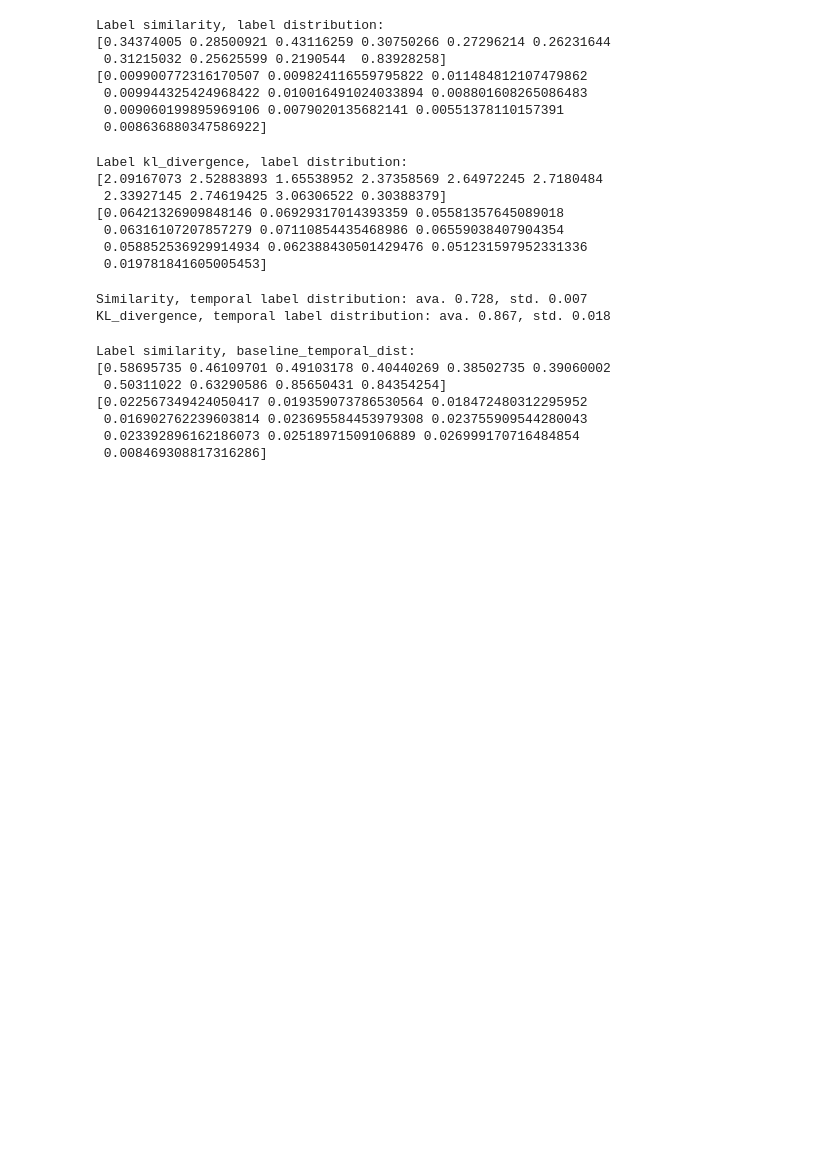
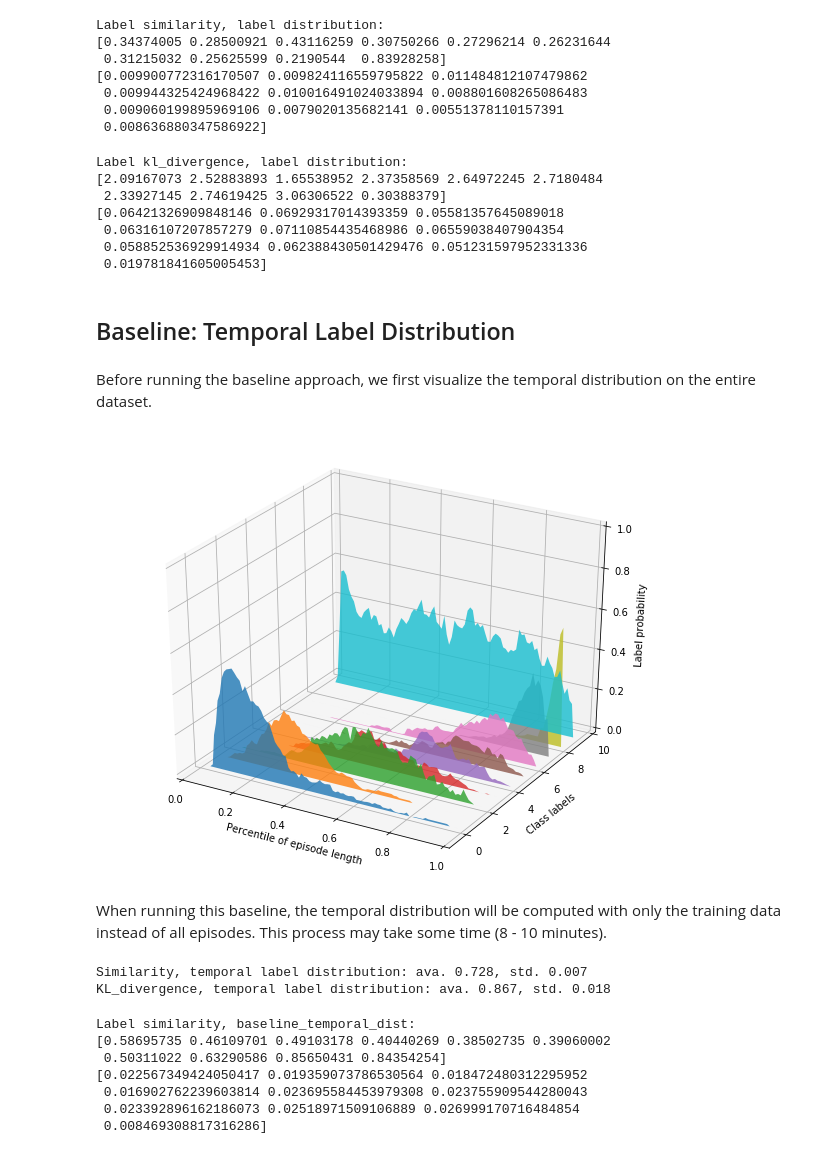
Before and after one commit to llafcode/The_FSD_dataset, a Jupyter notebook: Story Related Scene Classification in the Flintstones.ipynb, the cells around one changed output. Saved outputs shown, nothing was run; the diff lists cells and outputs as text; code cells hidden in the pictures; blank space fills up the shorter version.

```diff
--- a/Story Related Scene Classification in the Flintstones.ipynb
+++ b/Story Related Scene Classification in the Flintstones.ipynb
@@ -98,14 +107,11 @@ def label_string_to_tuple(y, class_reduce_list=[]):
     return np.array(y_tuple)
 
 def find_least_multiple(y_tuple):
-    """
-    """
     num_annotators = []
 
     for scene in y_tuple:
         for s in scene:
             num_annotators.append(Fraction(s[1]).limit_denominator().denominator)
-#         num_annotators.append(len(scene))
     unique = np.unique(num_annotators)
     least_multiple = np.lcm.reduce(unique)
     print("Found least common multiple: ", least_multiple)
@@ -113,8 +119,6 @@ def find_least_multiple(y_tuple):
     return least_multiple
 
 def oversample_label(y_tuple, scale):
-    """
-    """
     oversampled_label = []
     for scene in y_tuple:
         oversampled_scene_labels = []
@@ -132,8 +136,6 @@ def oversample_label(y_tuple, scale):
     return np.array(y_sampled)
 
 def least_multiple_oversample(X, y):
-    """
-    """
     oversample_scale = find_least_multiple(y)
 
     # oversample features
@@ -152,14 +154,6 @@ def label_to_numbers(y_sampled):
 
     return np.array(y_number_sampled)
 # %%
-## First we load the data
-
-raw_feature_dir = './data/features/'
-raw_label_dir = './data/labels/'
-
-feature_list = ['id', 'clos_beg_id', 'r_id_loc', 'start_time', 'dur', 'r_t_loc', 'sec',
-                'clock_drift', 'protagonist_appear', 'ava_charNet_score']
-
 def load_data(EP_LIST,
               sample=True,
               class_reduce=False,
@@ -297,2 +273,0 @@ Found least common multiple:  60
-# %%
-X_reduced, y_reduced, scale = load_data(EP_LIST, class_reduce=True)
@@ -1151,6 +837,8 @@ Label kl_divergence, label distribution:
  0.06316107207857279 0.07110854435468986 0.06559038407904354
  0.058852536929914934 0.062388430501429476 0.051231597952331336
  0.019781841605005453]
+# %% [markdown]
+## Baseline: Temporal Label Distribution
 # %%
 def load_ep_label_temporal(ep_list):
     X_column_headers = ['r_t_loc']
@@ -1202,3 +888,51 @@ ep_label_temporal_all = load_ep_label_temporal(EP_LIST)
+# %% [markdown]
+Before running the baseline approach, we first visualize the temporal distribution on the entire dataset.
+# %%
+from mpl_toolkits.mplot3d import Axes3D
+from matplotlib.collections import PolyCollection
+from matplotlib.collections import LineCollection
+import matplotlib.pyplot as plt
+from matplotlib import colors as mcolors
+import numpy as np
+
+ep_label_temporal_all = load_ep_label_temporal(EP_LIST)
+
+label_temporal = compute_temporal_label_dist(ep_label_temporal_all)
+label_temporal = label_temporal.transpose()
+
+fig = plt.figure(figsize=(10,8))
+ax = fig.gca(projection='3d')
+
+
+def cc(arg):
+    return mcolors.to_rgba(arg, alpha=0.6)
+
+xs = np.arange(0, 1, 0.01)
+verts = []
+zs = range(len(label_list))
+for i, z in enumerate(zs):
+    ys = label_temporal[i]
+    ys[0], ys[-1] = 0, 0
+    verts.append(list(zip(xs, ys)))
+
+poly = PolyCollection(verts, facecolors=[cc('C0'), cc('C1'), cc('C2'),
+                                         cc('C3'),cc('C4'), cc('C5'),
+                                         cc('C6'), cc('C7'),cc('C8'), cc('C9')])
+poly.set_alpha(0.8)
+ax.add_collection3d(poly, zs=zs, zdir='y')
+
+ax.set_xlabel('Percentile of episode length')
+ax.set_xlim3d(0, 1)
+ax.set_ylabel('Class labels')
+ax.set_ylim3d(-1, 10)
+ax.set_zlabel('Label probability')
+ax.set_zlim3d(0, 1)
+
+plt.show()
+# %% [output]
+[figure, added]
+# %% [markdown]
+When running this baseline, the temporal distribution will be computed with only the training data instead of all episodes. This process may take some time (8 - 10 minutes).
 # %%
 bench_temporal_label_dist = {
                             'similarity': [],
```
Also changed, not shown: parts of 52 cells of this notebook.
